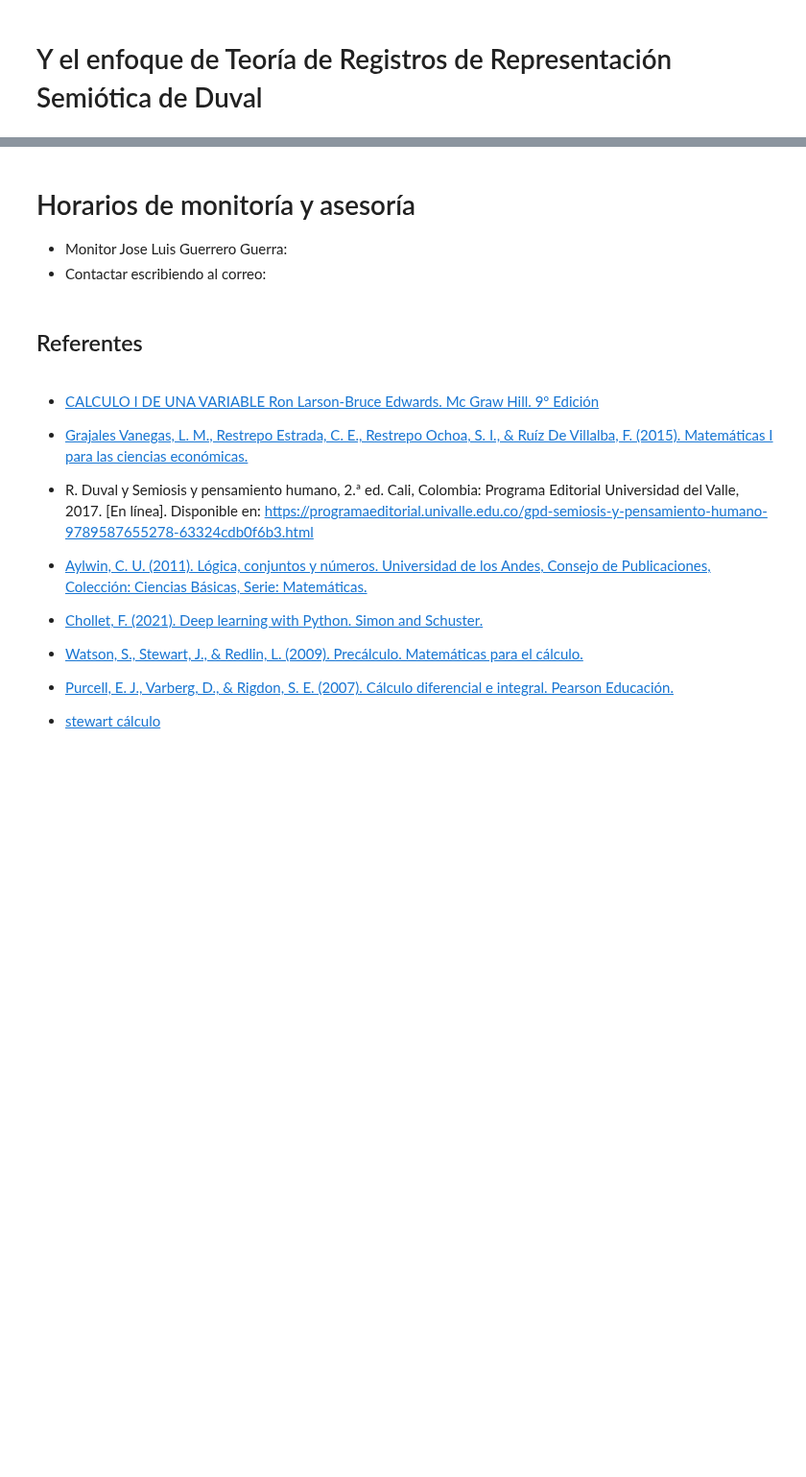
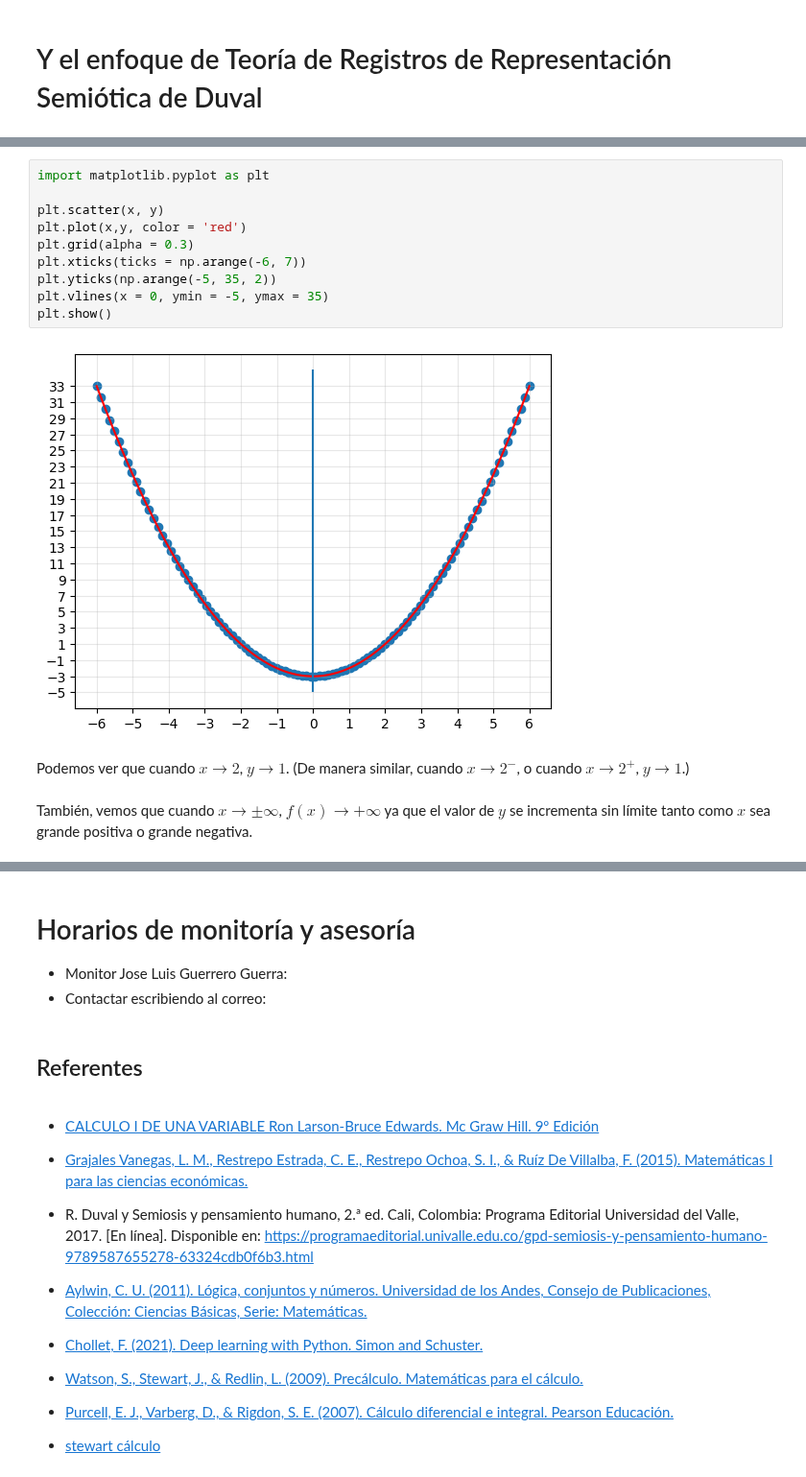
Before and after one commit to marco-canas/algebra_y_trigonometria, a Jupyter notebook: 2_planeacion/1_classes/4_unidad_3_funciones/3_2_graficas_de_ecuaciones/3_2_3_ejemplos/3_2_3_ejemplos_.ipynb, the cells around one changed output, grey strips where cells are left out. Shown at 96% size. Saved outputs shown, nothing was run; the diff lists cells and outputs as text; blank space fills up the shorter version.

```diff
--- a/2_planeacion/1_classes/4_unidad_3_funciones/3_2_graficas_de_ecuaciones/3_2_3_ejemplos/3_2_3_ejemplos_.ipynb
+++ b/2_planeacion/1_classes/4_unidad_3_funciones/3_2_graficas_de_ecuaciones/3_2_3_ejemplos/3_2_3_ejemplos_.ipynb
@@ -112,3 +166,20 @@ Trace la gráfica de la ecuación: $y = x^{2} - 3$
+# %%
+import matplotlib.pyplot as plt
+
+plt.scatter(x, y)
+plt.plot(x,y, color = 'red')
+plt.grid(alpha = 0.3)
+plt.xticks(ticks = np.arange(-6, 7))
+plt.yticks(np.arange(-5, 35, 2))
+plt.vlines(x = 0, ymin = -5, ymax = 35)
+plt.show()
+# %% [output]
+[figure, added]
+# %% [markdown]
+Podemos ver que cuando $x \to 2$, $y \to 1$. (De manera similar, cuando
+$x \to 2^{-}$, o cuando $x \to 2^{+}$, $y \to 1$.)
+# %% [markdown]
+También, vemos que cuando $x \to \pm\infty$, $f(x) \to +\infty $ ya que el valor de $y$ se incrementa sin límite tanto como $x$ sea grande positiva o grande negativa.
 # %%
 import numpy as np
 import plotly.graph_objects as go
```
Also changed, not shown: parts of 17 cells of this notebook, 1 other file.
